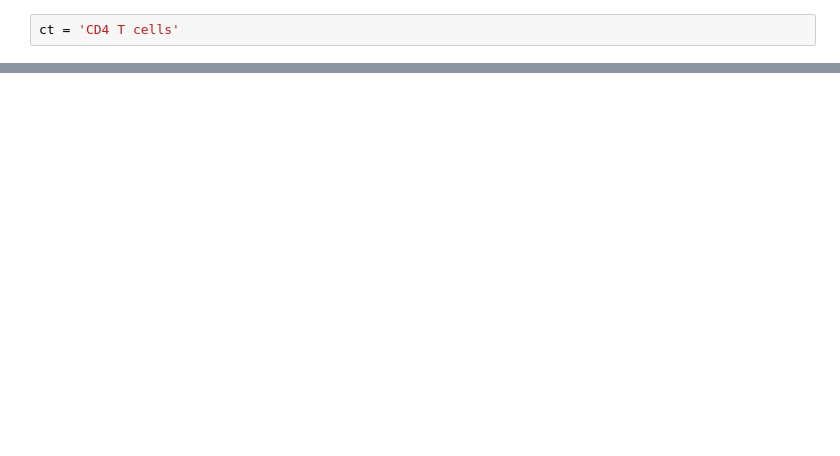
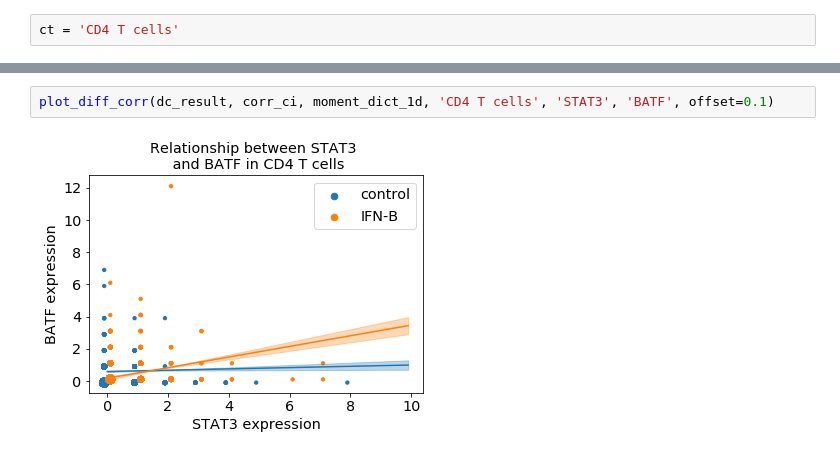
Before and after one commit to yelabucsf/scrna-parameter-estimation, a Jupyter notebook: examples/interferon_stimulation/interferon_analysis_notebook.ipynb, the cells around one changed output, grey strips where cells are left out. Cells and saved outputs as stored; diff of their text form; blank space fills up the shorter version.

```diff
--- a/examples/interferon_stimulation/interferon_analysis_notebook.ipynb
+++ b/examples/interferon_stimulation/interferon_analysis_notebook.ipynb
@@ -980,0 +763,4 @@ estimator.hypothesis_test_result_2d[frozenset([ct_1, ct_2])]
+# %%
+plot_diff_corr(dc_result, corr_ci, moment_dict_1d, 'CD4 T cells', 'STAT3', 'BATF', offset=0.1)
+# %% [output]
+[figure, added]
```
Also changed, not shown: parts of 59 cells of this notebook, 4 other files.
